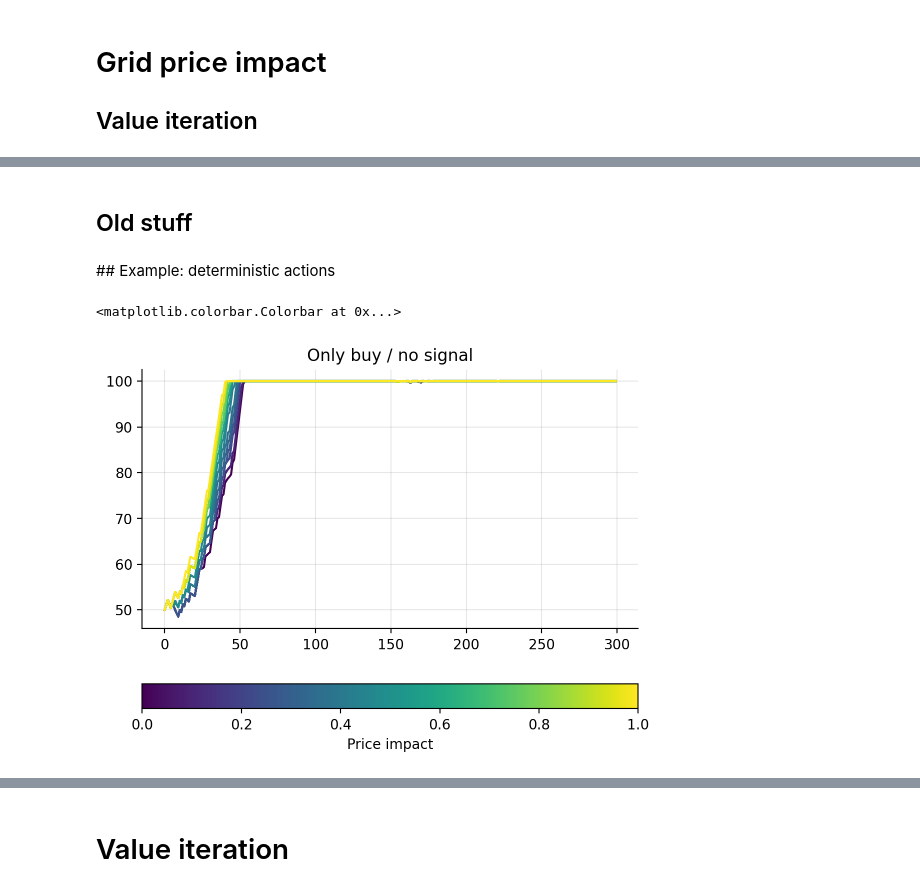
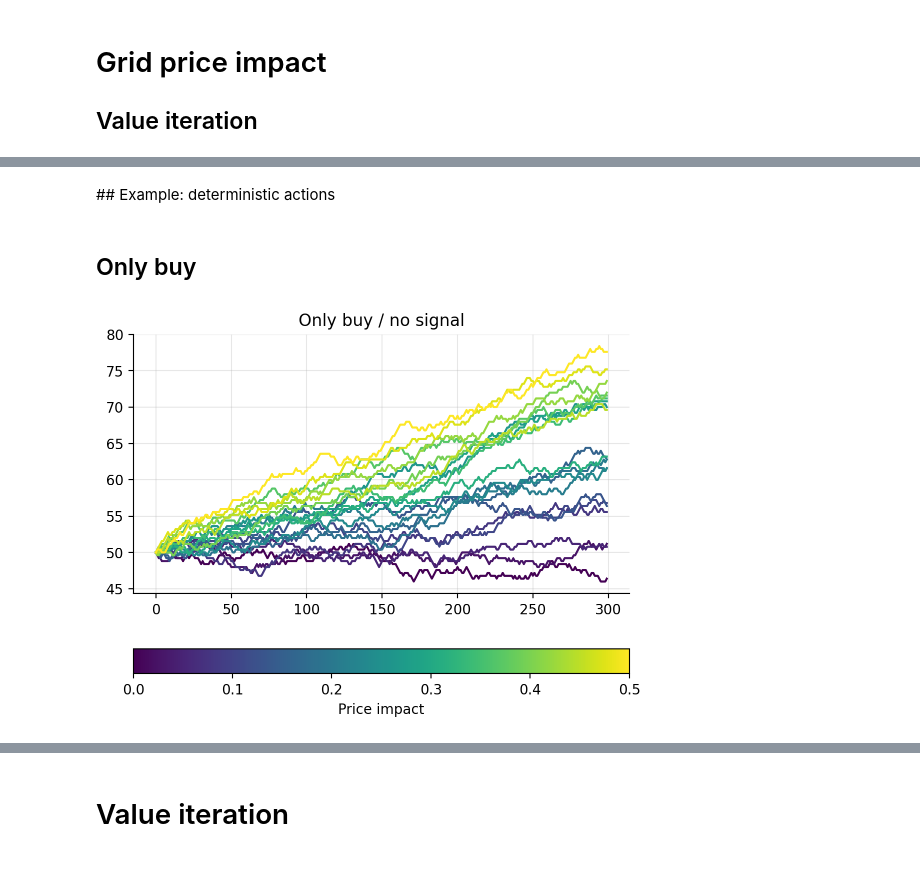
Before and after one commit to sapienzaio/online-ml-finance, a Jupyter notebook: 06-reinforcement-learning/price-impact-signal.ipynb, the cells around one changed output, grey strips where cells are left out. Drawn from its saved outputs; the diff is of its cells as text; code cells hidden in the pictures.

```diff
--- a/06-reinforcement-learning/price-impact-signal.ipynb
+++ b/06-reinforcement-learning/price-impact-signal.ipynb
@@ -144,14 +128,12 @@ Text(0.5, 0, 'ix move')
 # %%
-force_signal = 5
-reversion_factor = 0.1
-
-signal = bins_signal[25]
+ix = int(n_bins_signal/2)
+signal = bins_signal[ix]
 nsteps = 200
 signal_series = np.zeros(nsteps)
 
-ix_next = 25
+ix_next = ix+1
 for n in range(nsteps):
-    ix_next = signal_step_ix(ix_next, mid_ix, force_signal, reversion_factor, n_bins_signal)
+    ix_next = signal_step_ix(ix_next)
     signal = bins_signal[ix_next]
     signal_series[n] = signal
 
@@ -202,2 +195,0 @@ axs[1].axhline(y=0, c="black")
-# %% [markdown]
-## Old stuff
@@ -270,34 +196,30 @@ def price_process(
 # %% [markdown]
 ## Example: deterministic actions
+# %% [markdown]
+## Only buy
 # %%
 seed = 31
-num_steps = 300
-price_init = 50
-sigma_signal = 1.0
-kappa_hat = 1 - 0.3
-force_signal = 1.0
+nsteps = 300
+actions = np.ones(nsteps)
 
-price_impacts = np.linspace(0, 1, 20)
+price_impact_max = 0.5
+n_price_impacts = 20
+
+price_impacts = np.linspace(0, 1, n_price_impacts)
 colors = plt.cm.viridis(price_impacts)
 # %%
 fig, ax = plt.subplots()
 
-actions = np.ones(num_steps)
-for color, price_impact in zip(colors, price_impacts):
-    prices, signal = price_process(
-        seed, price_init, actions,
-        sigma_signal=sigma_signal,
-        price_impact=price_impact,
-        kappa_hat=kappa_hat,
-        force_signal=force_signal,
-        )
+for color, perm_price_impact in zip(colors, price_impacts):
+    prices, signals = price_signal_series_deterministic_actions(
+        actions, nsteps = nsteps, perm_price_impact=perm_price_impact, seed = seed)
     ax.plot(prices, c=color)
 
 ax.grid(alpha=0.3)
-cnorm = mpl.colors.Normalize(0, 1)
+cnorm = mpl.colors.Normalize(0, price_impact_max)
 mappable = mpl.cm.ScalarMappable(cnorm)
 plt.title("Only buy / no signal")
 fig.colorbar(mappable, ax=ax, orientation="horizontal", label="Price impact")
+plt.show()
 # %% [output]
-<matplotlib.colorbar.Colorbar at 0x...>
-[figure, old version]
+[figure, new version]
```
Also changed, not shown: parts of 40 cells of this notebook.
